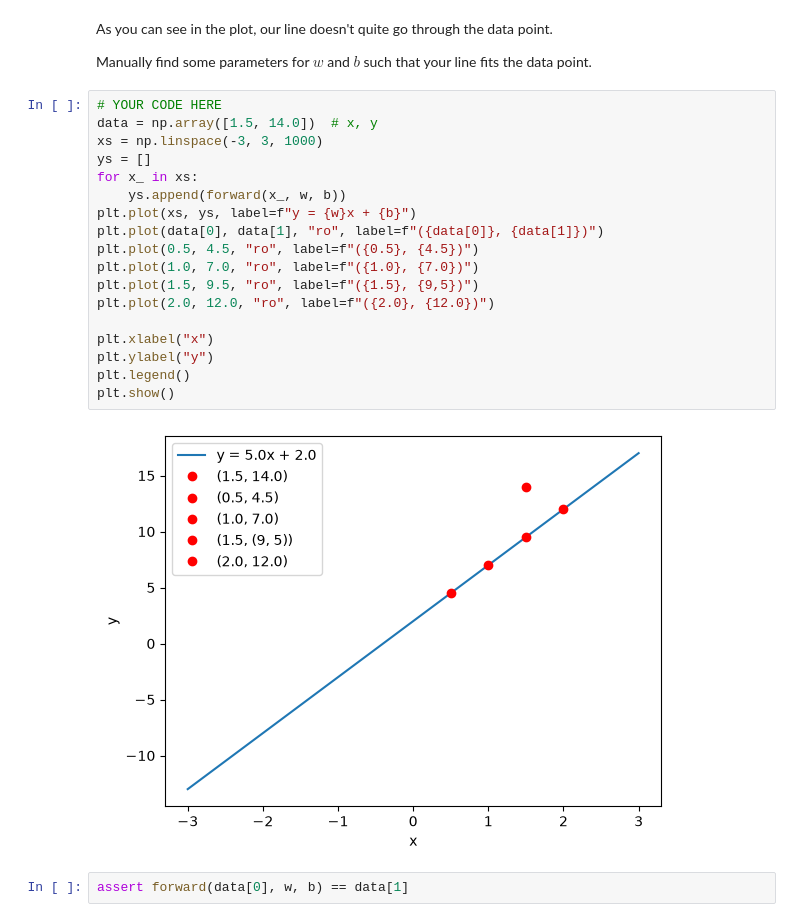
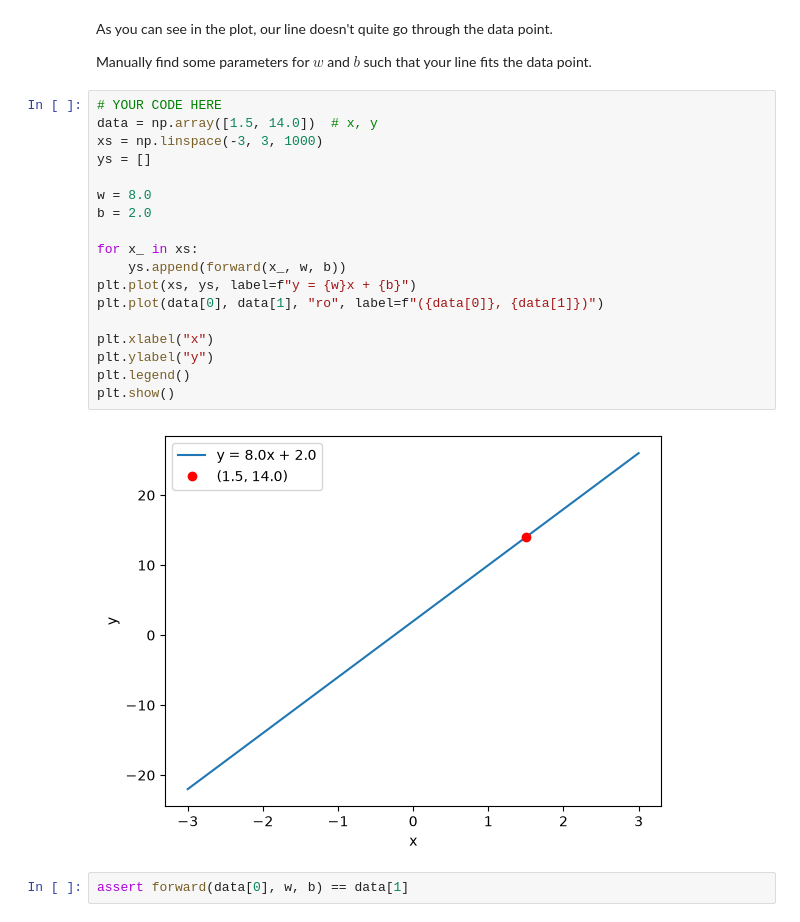
Before and after one commit to hanneskarlsson/SSY340, a Jupyter notebook: home-assignments/HA1/HA1.ipynb, the cells around one changed output. Cells and saved outputs as stored; diff of their text form.

```diff
--- a/home-assignments/HA1/HA1.ipynb
+++ b/home-assignments/HA1/HA1.ipynb
@@ -556,23 +556,23 @@ Manually find some parameters for $w$ and $b$ such that your line fits the data
 # %%
 # YOUR CODE HERE
 data = np.array([1.5, 14.0])  # x, y
 xs = np.linspace(-3, 3, 1000)
 ys = []
+
+w = 8.0
+b = 2.0
+
 for x_ in xs:
     ys.append(forward(x_, w, b))
 plt.plot(xs, ys, label=f"y = {w}x + {b}")
 plt.plot(data[0], data[1], "ro", label=f"({data[0]}, {data[1]})")
-plt.plot(0.5, 4.5, "ro", label=f"({0.5}, {4.5})")
-plt.plot(1.0, 7.0, "ro", label=f"({1.0}, {7.0})")
-plt.plot(1.5, 9.5, "ro", label=f"({1.5}, {9,5})")
-plt.plot(2.0, 12.0, "ro", label=f"({2.0}, {12.0})")
 
 plt.xlabel("x")
 plt.ylabel("y")
 plt.legend()
 plt.show()
 # %% [output]
-[figure, old version]
+[figure, new version]
 # %%
 assert forward(data[0], w, b) == data[1]
 # %% [markdown]
```
Also changed, not shown: parts of 1 cell of this notebook, 2 other files.
